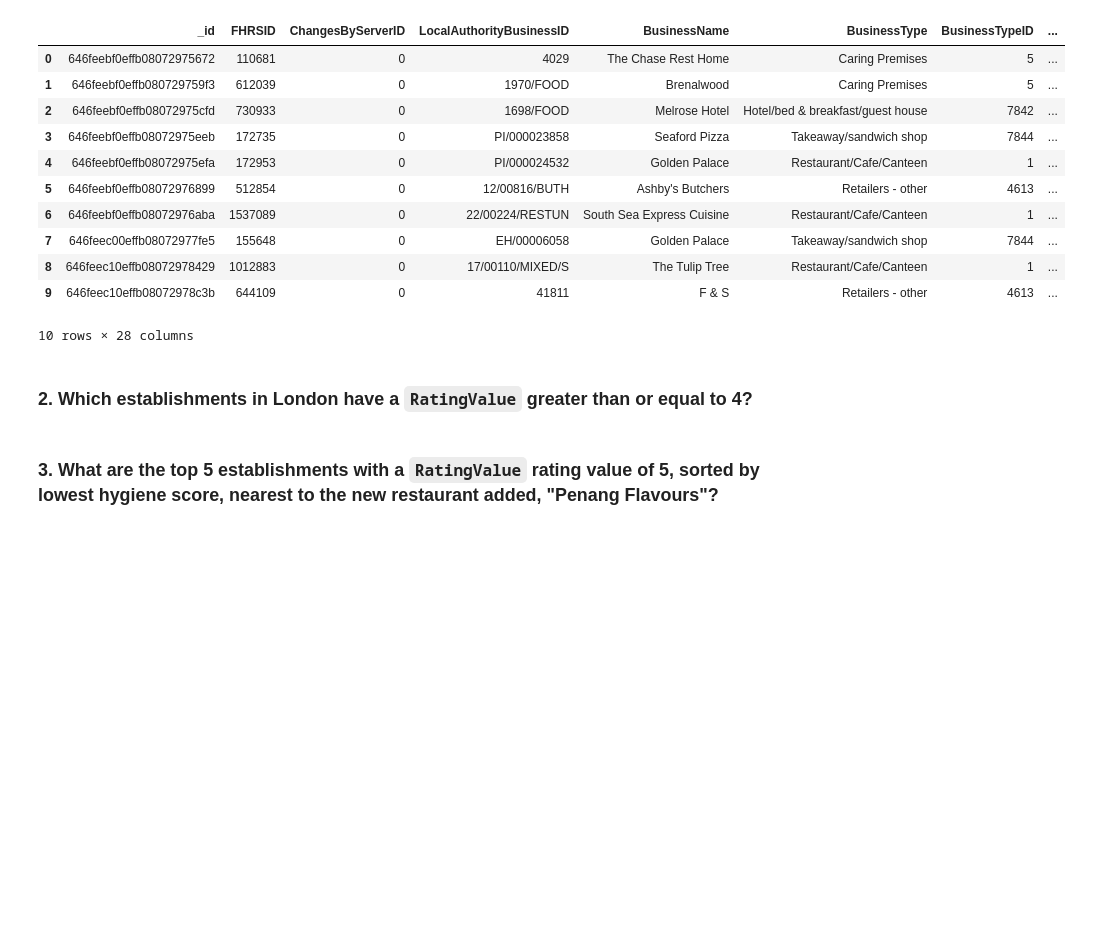
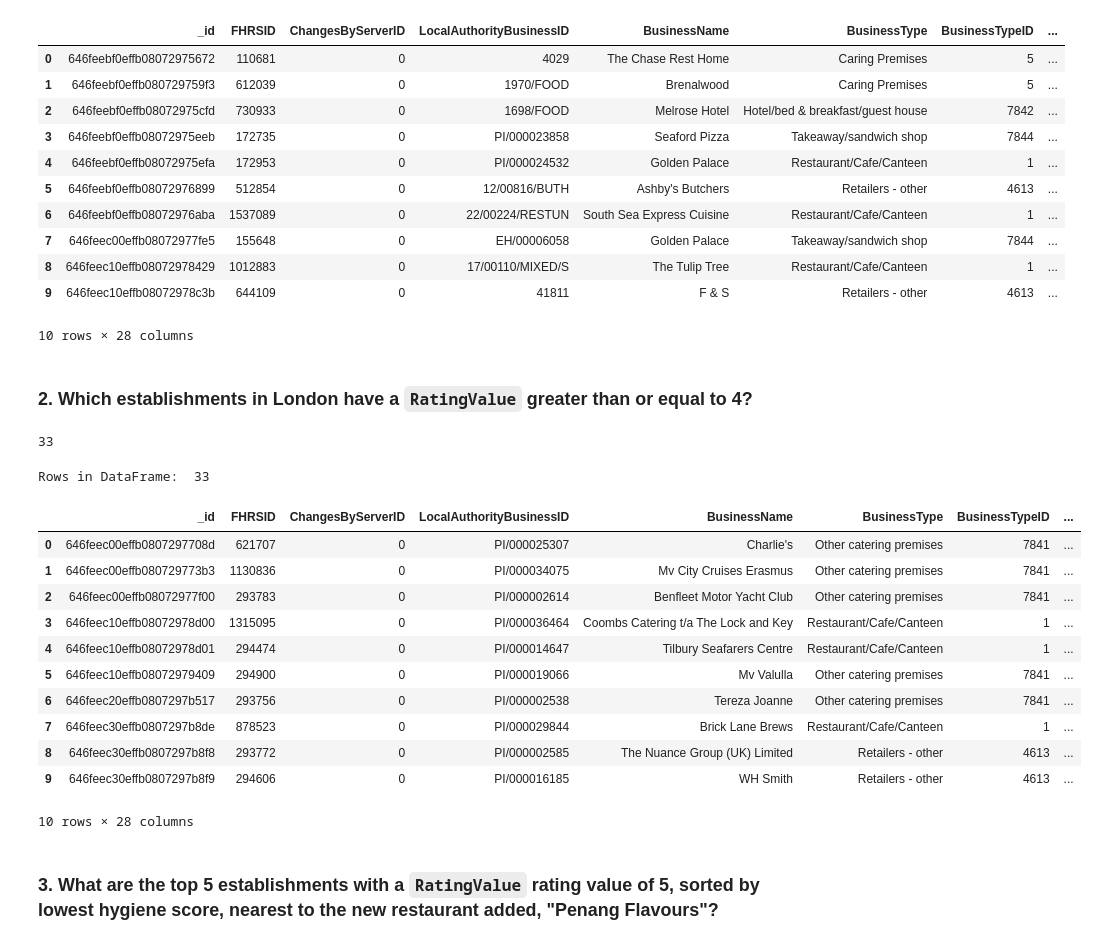
Before and after one commit to AbisolaOlakanmi/nosql-challenge, a Jupyter notebook: Starter_Code/NoSQL_analysis_starter.ipynb, the cells around one changed output. Drawn from its saved outputs; the diff is of its cells as text; code cells hidden in the pictures; blank space fills up the shorter version.

```diff
--- a/Starter_Code/NoSQL_analysis_starter.ipynb
+++ b/Starter_Code/NoSQL_analysis_starter.ipynb
@@ -94,17 +94,36 @@ result_df.head(10)
 ### 2. Which establishments in London have a `RatingValue` greater than or equal to 4?
 # %%
 # Find the establishments with London as the Local Authority and has a RatingValue greater than or equal to 4.
-query =
+query ={'LocalAuthorityName': {'$regex': 'London'}, 'RatingValue': {'$gte': '4'}}
 
 # Use count_documents to display the number of documents in the result
-
+result = establishments.count_documents(query)
 # Display the first document in the results using pprint
+results = establishments.find(query)
+pprint(result)
+# %% [output]
+33
 # %%
 # Convert the result to a Pandas DataFrame
-
+Lon_df = pd.DataFrame(establishments.find(query))
 # Display the number of rows in the DataFrame
-
+print("Rows in DataFrame: ", len(Lon_df))
 # Display the first 10 rows of the DataFrame
+Lon_df.head(10)
+# %% [output]
+Rows in DataFrame:  33
+|  | _id | FHRSID | ChangesByServerID | LocalAuthorityBusinessID | BusinessName | BusinessType | BusinessTypeID | ... |
+| 0 | 646feec00effb0807297708d | 621707 | 0 | PI/000025307 | Charlie's | Other catering premises | 7841 | ... |
+| 1 | 646feec00effb080729773b3 | 1130836 | 0 | PI/000034075 | Mv City Cruises Erasmus | Other catering premises | 7841 | ... |
+| 2 | 646feec00effb08072977f00 | 293783 | 0 | PI/000002614 | Benfleet Motor Yacht Club | Other catering premises | 7841 | ... |
+| 3 | 646feec10effb08072978d00 | 1315095 | 0 | PI/000036464 | Coombs Catering t/a The Lock and Key | Restaurant/Cafe/Canteen | 1 | ... |
+| 4 | 646feec10effb08072978d01 | 294474 | 0 | PI/000014647 | Tilbury Seafarers Centre | Restaurant/Cafe/Canteen | 1 | ... |
+| 5 | 646feec10effb08072979409 | 294900 | 0 | PI/000019066 | Mv Valulla | Other catering premises | 7841 | ... |
+| 6 | 646feec20effb0807297b517 | 293756 | 0 | PI/000002538 | Tereza Joanne | Other catering premises | 7841 | ... |
+| 7 | 646feec30effb0807297b8de | 878523 | 0 | PI/000029844 | Brick Lane Brews | Restaurant/Cafe/Canteen | 1 | ... |
+| 8 | 646feec30effb0807297b8f8 | 293772 | 0 | PI/000002585 | The Nuance Group (UK) Limited | Retailers - other | 4613 | ... |
+| 9 | 646feec30effb0807297b8f9 | 294606 | 0 | PI/000016185 | WH Smith | Retailers - other | 4613 | ... |
+10 rows × 28 columns
 # %% [markdown]
 ### 3. What are the top 5 establishments with a `RatingValue` rating value of 5, sorted by lowest hygiene score, nearest to the new restaurant added, "Penang Flavours"?
 # %%
```
Also changed, not shown: parts of 4 cells of this notebook.
